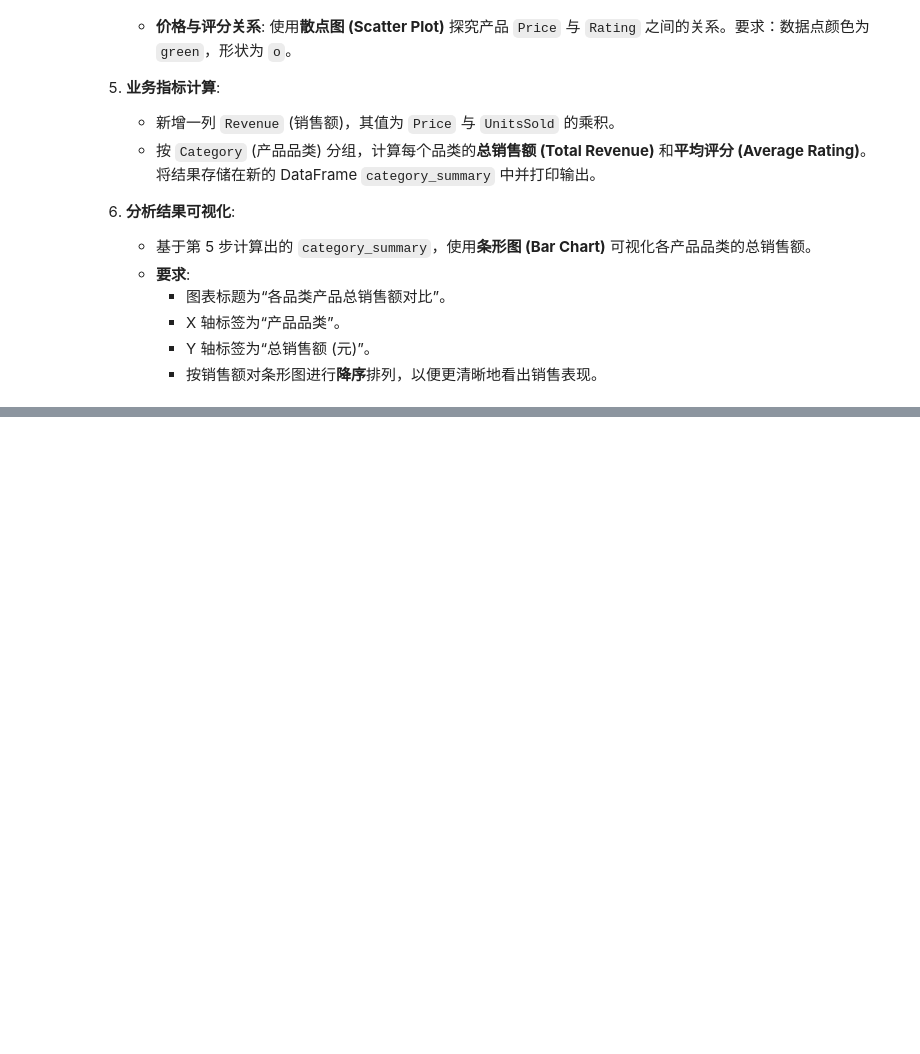
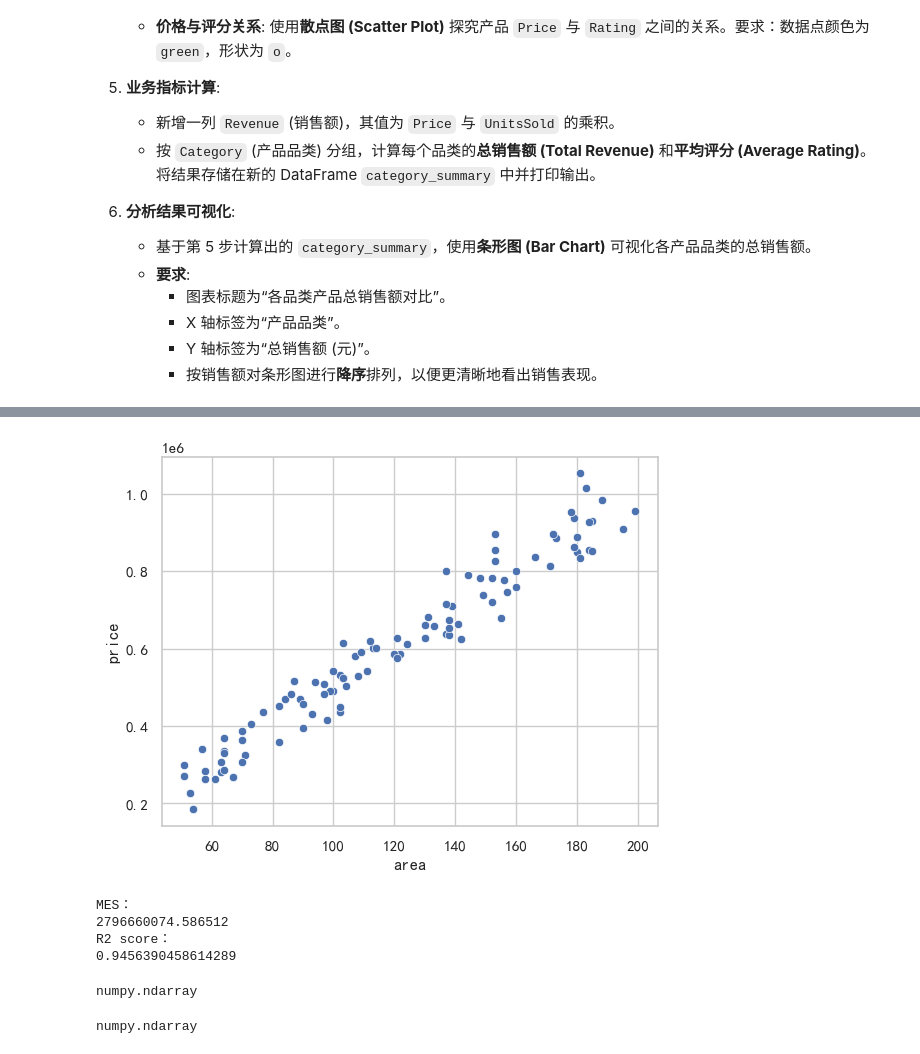
Before and after one commit to yt-x/ds_learn, a Jupyter notebook: practice/practice2.ipynb, the cells around one changed output, grey strips where cells are left out. Drawn from its saved outputs; the diff is of its cells as text; code cells hidden in the pictures; blank space fills up the shorter version.

```diff
--- a/practice/practice2.ipynb
+++ b/practice/practice2.ipynb
@@ -673,0 +1227,14 @@ Text(0, 0.5, '总销售额 (元)')
+# %%
+import pandas as pd
+import matplotlib.pyplot as plt
+import seaborn as sns
+from sklearn.model_selection import train_test_split
+from sklearn.linear_model import LinearRegression
+from sklearn.metrics import mean_squared_error, r2_score
+
+
+plt.rcParams['font.sans-serif'] = 'SimHei'
+plt.rcParams['axes.unicode_minus'] = False
+# %%
+df = pd.read_csv(r'csv/house_price.csv')
+df.info()
@@ -673,0 +1251,32 @@ Text(0, 0.5, '总销售额 (元)')
+# %%
+sns.scatterplot(data=df, x='area', y='price')
+
+plt.show()
+# %% [output]
+[figure, added]
+# %%
+X = df[['area']]
+Y = df['price']
+x_train, x_test, y_train, y_test = train_test_split(X, Y, test_size=0.3, random_state=42)
+
+model = LinearRegression()
+model.fit(X=x_train, y=y_train)
+y_pred = model.predict(x_test)
+
+print("MES：")
+print(mean_squared_error(y_test, y_pred))
+print("R2 score：")
+print(r2_score(y_test, y_pred))
+# %% [output]
+MES：
+2796660074.586512
+R2 score：
+0.9456390458614289
+# %%
+type(y_pred)
+# %% [output]
+numpy.ndarray
+# %%
+type(y_train.to_numpy())
+# %% [output]
+numpy.ndarray
```
Also changed, not shown: parts of 56 cells of this notebook, 18 other files.
